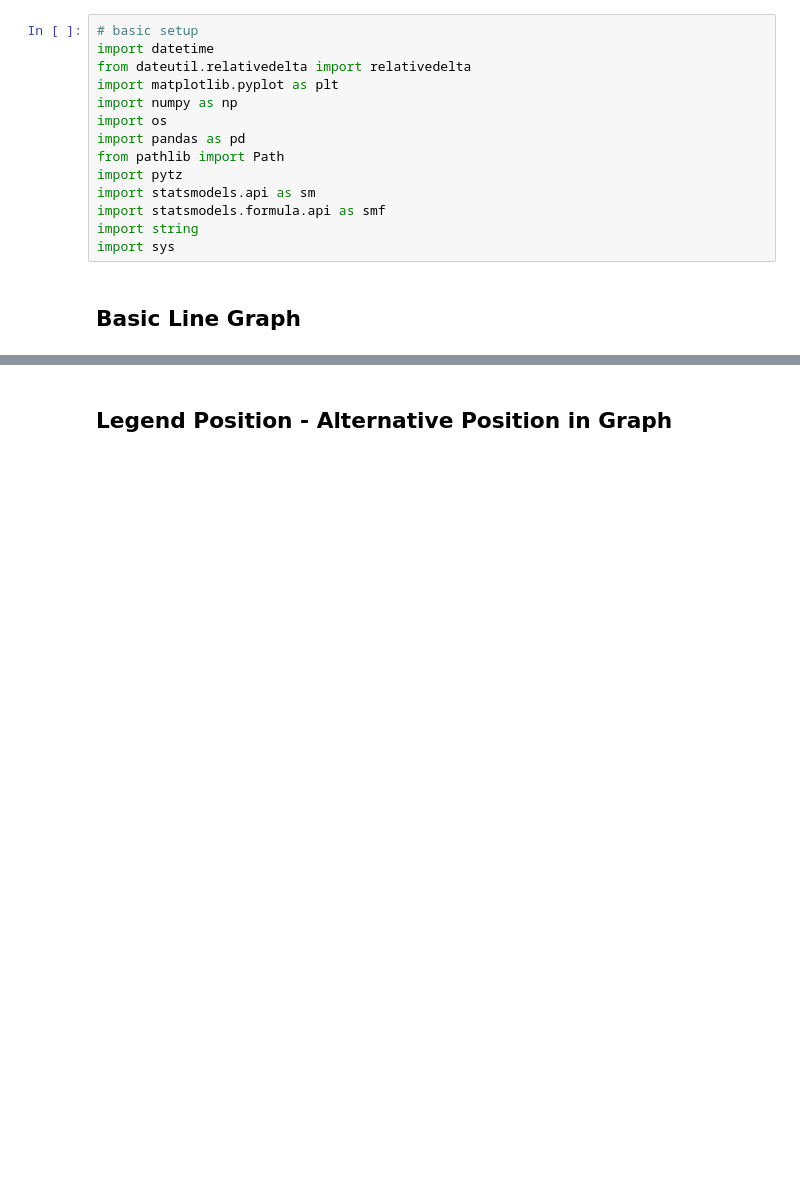
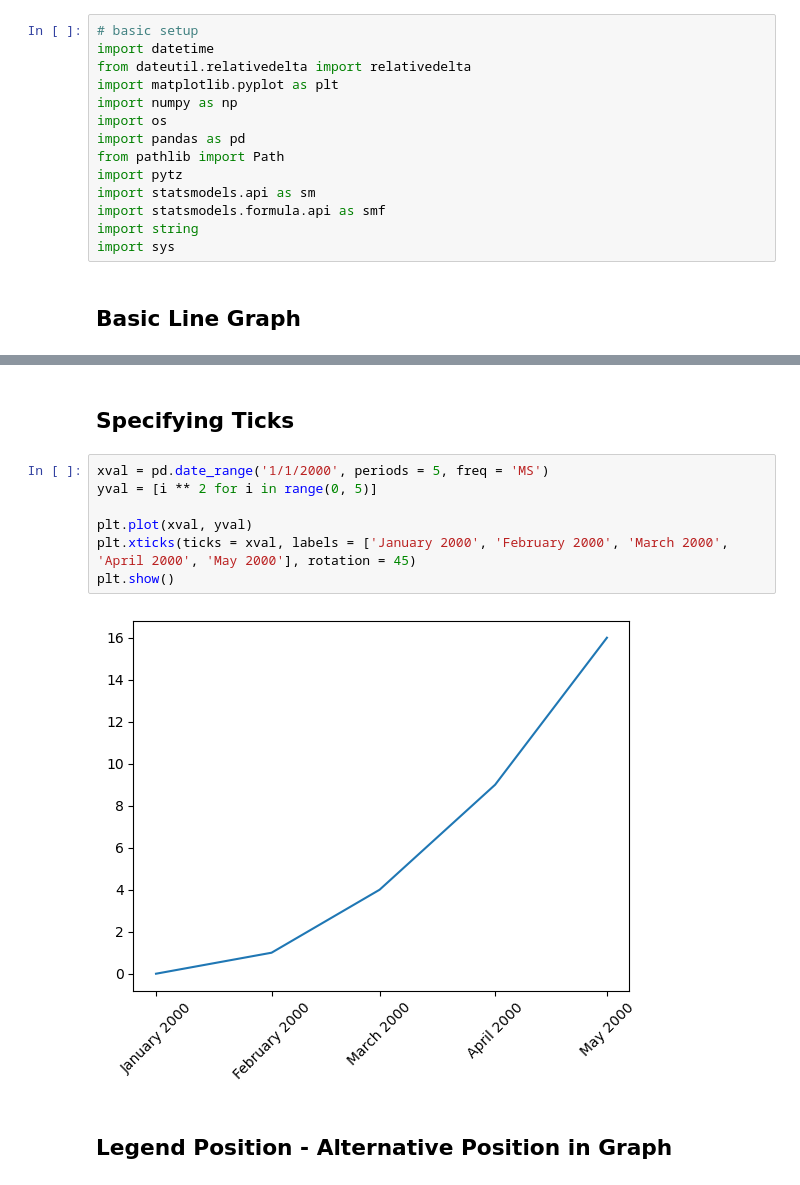
Before and after one commit to c-d-cotton/python-data-examples, a Jupyter notebook: graphs.ipynb, the cells around one changed output, grey strips where cells are left out. Saved outputs shown, nothing was run; the diff lists cells and outputs as text; blank space fills up the shorter version.

Commit message:
Include different ticks example for matplotlib graphs

```diff
--- a/graphs.ipynb
+++ b/graphs.ipynb
@@ -36,3 +36,14 @@ plt.clf()
+# %% [markdown]
+## Specifying Ticks
+# %%
+xval = pd.date_range('1/1/2000', periods = 5, freq = 'MS')
+yval = [i ** 2 for i in range(0, 5)]
+
+plt.plot(xval, yval)
+plt.xticks(ticks = xval, labels = ['January 2000', 'February 2000', 'March 2000', 'April 2000', 'May 2000'], rotation = 45)
+plt.show()
+# %% [output]
+[figure, added]
 # %% [markdown]
 ## Legend Position - Alternative Position in Graph
 # %%
```
Also changed, not shown: parts of 1 cell of this notebook.
